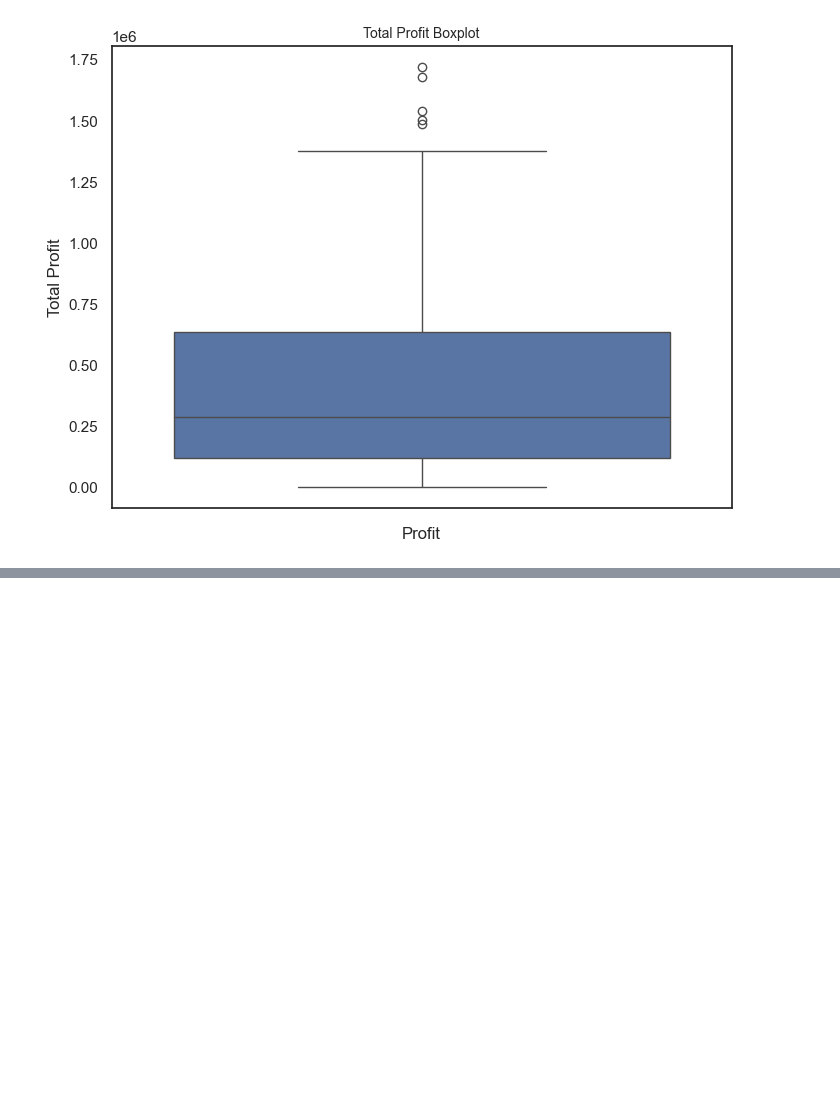
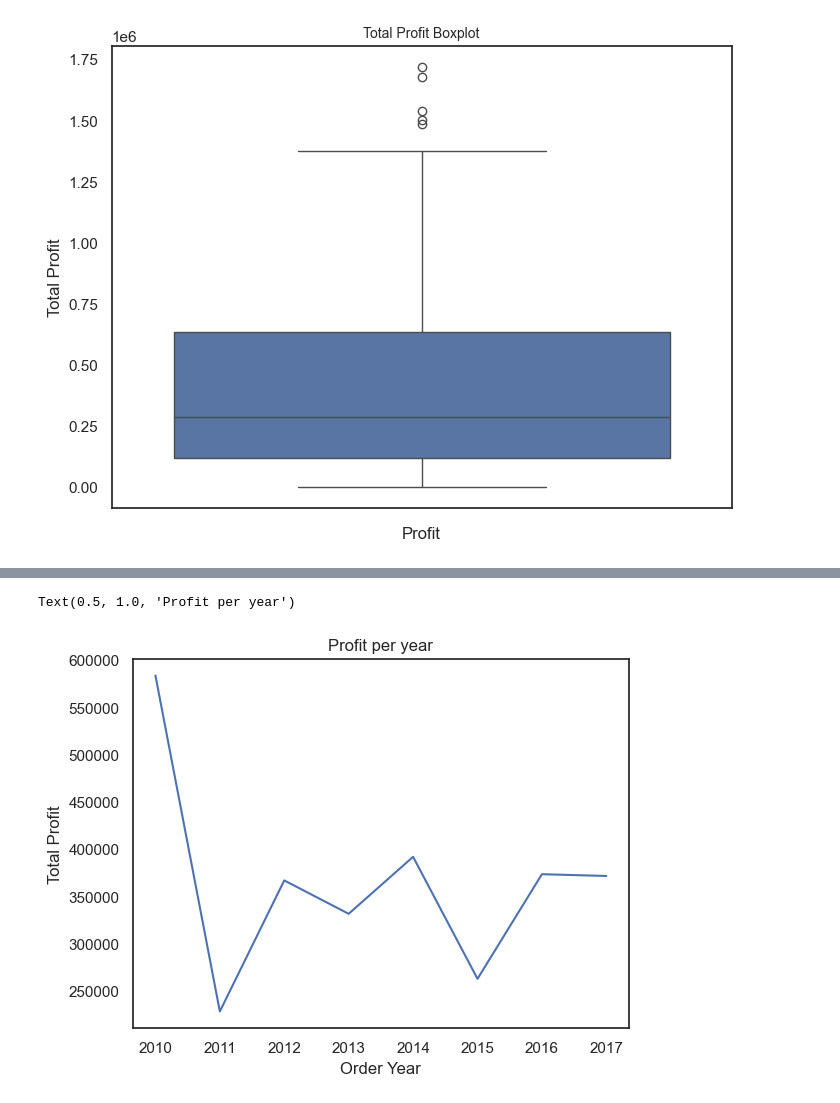
Before and after one commit to sunilkumarcodes/Brainwave_Matrix_Intern, a Jupyter notebook: sales-analysis.ipynb, the cells around one changed output, grey strips where cells are left out. Saved outputs shown, nothing was run; the diff lists cells and outputs as text; code cells hidden in the pictures; blank space fills up the shorter version.

```diff
--- a/sales-analysis.ipynb
+++ b/sales-analysis.ipynb
@@ -96,0 +134,8 @@ print(z)
+# %%
+no_outliers.groupby('Order Year')['Total Profit'].mean().plot()
+plt.xlabel('Order Year')
+plt.ylabel('Total Profit')
+plt.title('Profit per year')
+# %% [output]
+Text(0.5, 1.0, 'Profit per year')
+[figure, added]
```
Also changed, not shown: parts of 4 cells of this notebook.
